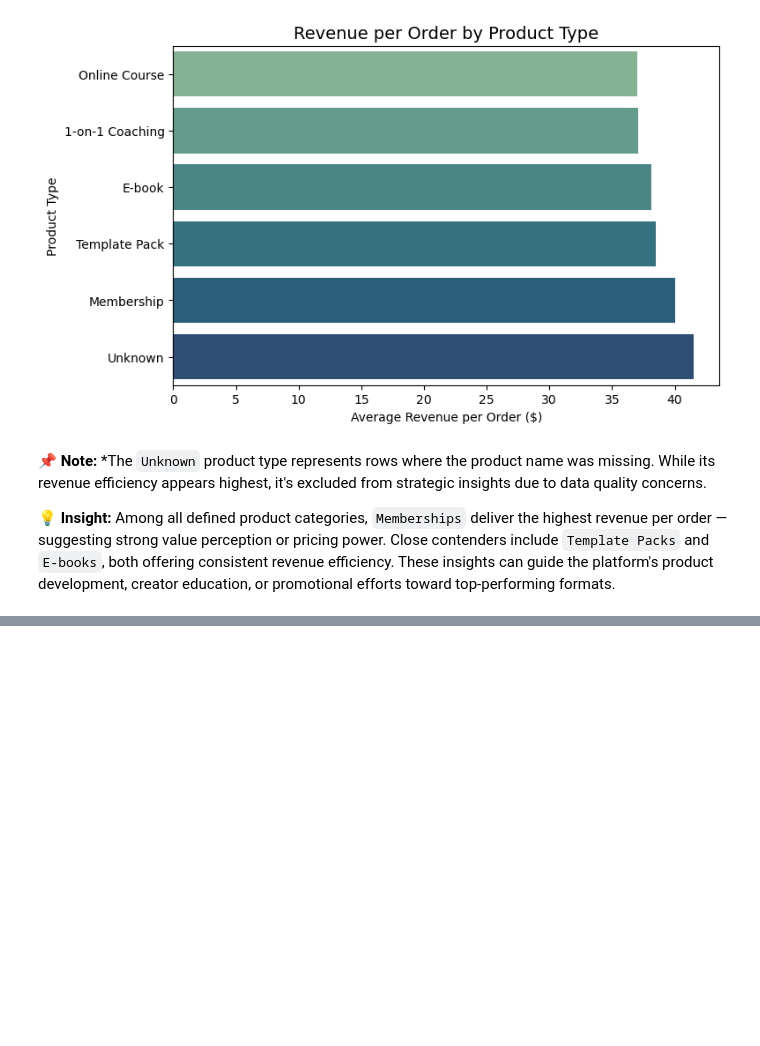
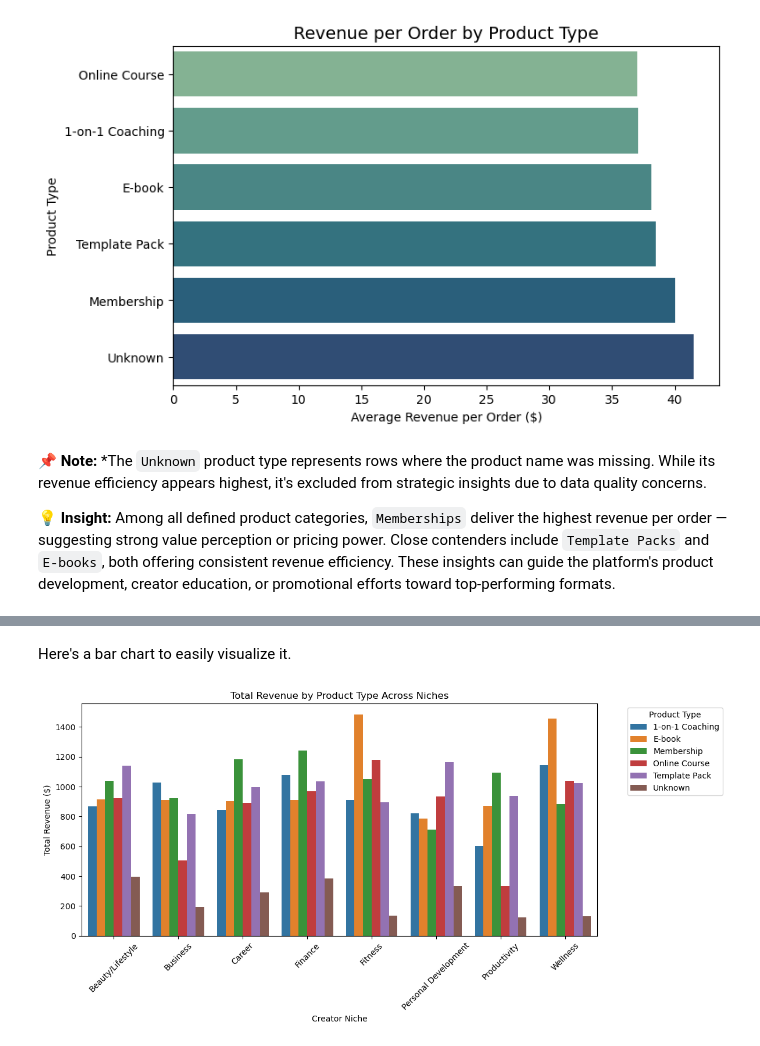
Before and after one commit to rosaliehuang/saas-revenue-analysis, a Jupyter notebook: creatorstore_saas_revenue.ipynb, the cells around one changed output, grey strips where cells are left out. Cells and saved outputs as stored; diff of their text form; code cells hidden in the pictures; blank space fills up the shorter version.

```diff
--- a/creatorstore_saas_revenue.ipynb
+++ b/creatorstore_saas_revenue.ipynb
@@ -301,0 +299,8 @@ plt.show()
+# %%
+# Grouping total revenue by both niche and product
+niche_group = df.groupby(["niche", "product"]).agg(
+    total_revenue = ("order_value", "sum")
+).reset_index()
+
+# Display top results
+print(niche_group.sort_values(by="total_revenue", ascending=False).head(10))
@@ -301,0 +319,19 @@ plt.show()
+# %% [markdown]
+Here's a bar chart to easily visualize it.
+# %%
+plt.figure(figsize=(12,6))
+sns.barplot(
+    data = niche_group,
+    x = "niche",
+    y = "total_revenue",
+    hue="product"
+)
+plt.title("Total Revenue by Product Type Across Niches")
+plt.xticks(rotation=45)
+plt.ylabel("Total Revenue ($)")
+plt.xlabel("Creator Niche")
+plt.legend(title="Product Type", bbox_to_anchor=(1.05, 1), loc='upper left')
+plt.tight_layout()
+plt.show()
+# %% [output]
+[figure, added]
```
Also changed, not shown: parts of 8 cells of this notebook.
